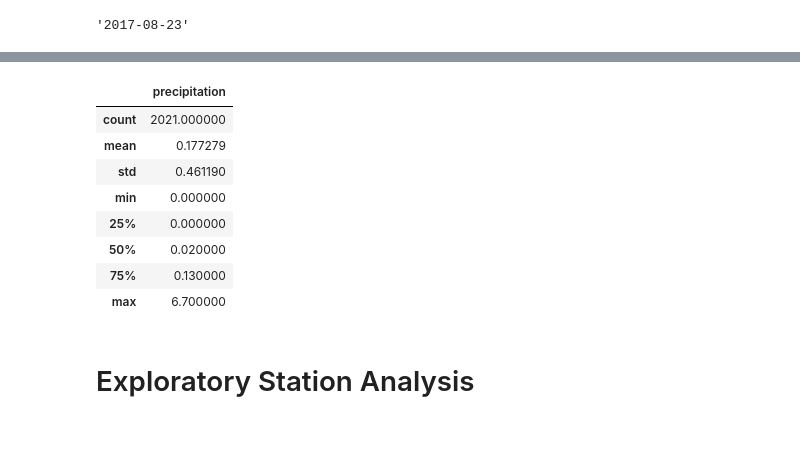
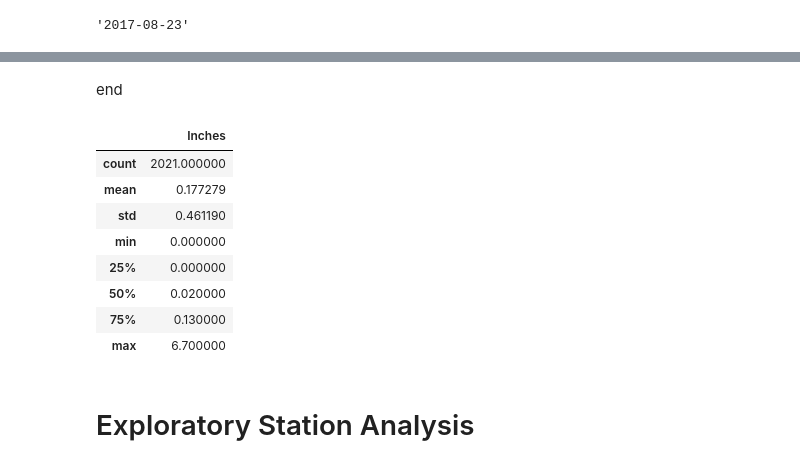
Before and after one commit to jennsv97/sqlalchemy_challenge, a Jupyter notebook: SurfsUp/climate_starter.ipynb, the cells around one changed output, grey strips where cells are left out. Saved outputs shown, nothing was run; the diff lists cells and outputs as text; code cells hidden in the pictures; blank space fills up the shorter version.

```diff
--- a/SurfsUp/climate_starter.ipynb
+++ b/SurfsUp/climate_starter.ipynb
@@ -77,0 +74,4 @@ Text(0, 0.5, 'Inches')
+# %%
+# Calculate the date one year from the last date in data set.
+one_year_ago = dt.date(2017,8,23) - dt.timedelta(days=365)
+print('One year ago:', one_year_ago)
@@ -77,0 +80,12 @@ Text(0, 0.5, 'Inches')
+# %%
+# Perform a query to retrieve the data and precipitation scores
+query_prcp = (
+    session.query(measurement_table.date, measurement_table.prcp)
+    .filter(measurement_table.date >= one_year_ago)
+    .all()
+)
+# %%
+# Save the query results as a Pandas DataFrame.
+# Explicitly set the column names
+prcp_df = pd.DataFrame(query_prcp, columns=['Date','Inches'])
+prcp_df
@@ -77,0 +106,4 @@ Text(0, 0.5, 'Inches')
+# %%
+# Sort the dataframe by date
+sortedbydates = prcp_df.sort_values(by='Date').reset_index(drop=True)
+sortedbydates
@@ -78,7 +134,10 @@ Text(0, 0.5, 'Inches')
+# %% [markdown]
+end
 # %%
 # Use Pandas to calculate the summary statistics for the precipitation data
+sortedbydates.describe()
 # %% [output]
-|  | precipitation |
+|  | Inches |
 | count | 2021.000000 |
 | mean | 0.177279 |
 | std | 0.461190 |
```
Also changed, not shown: parts of 17 cells of this notebook, 2 other files.
